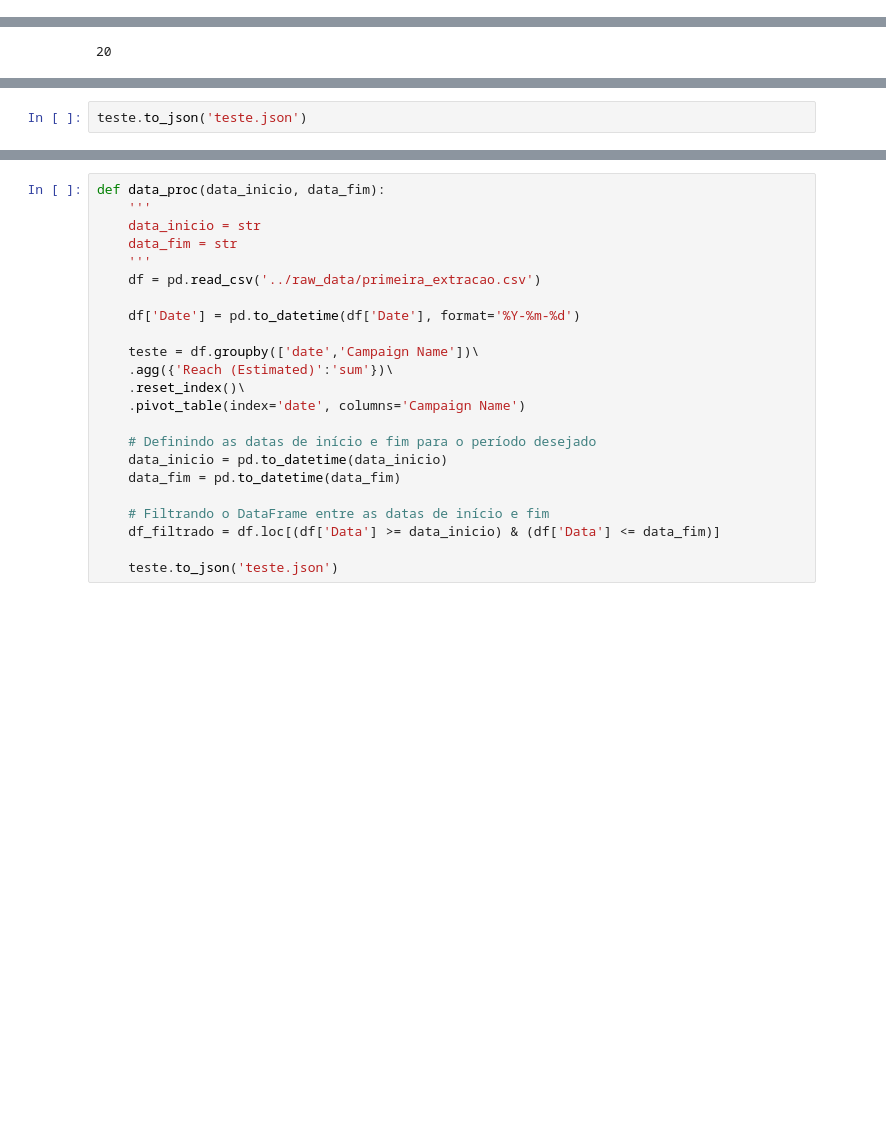
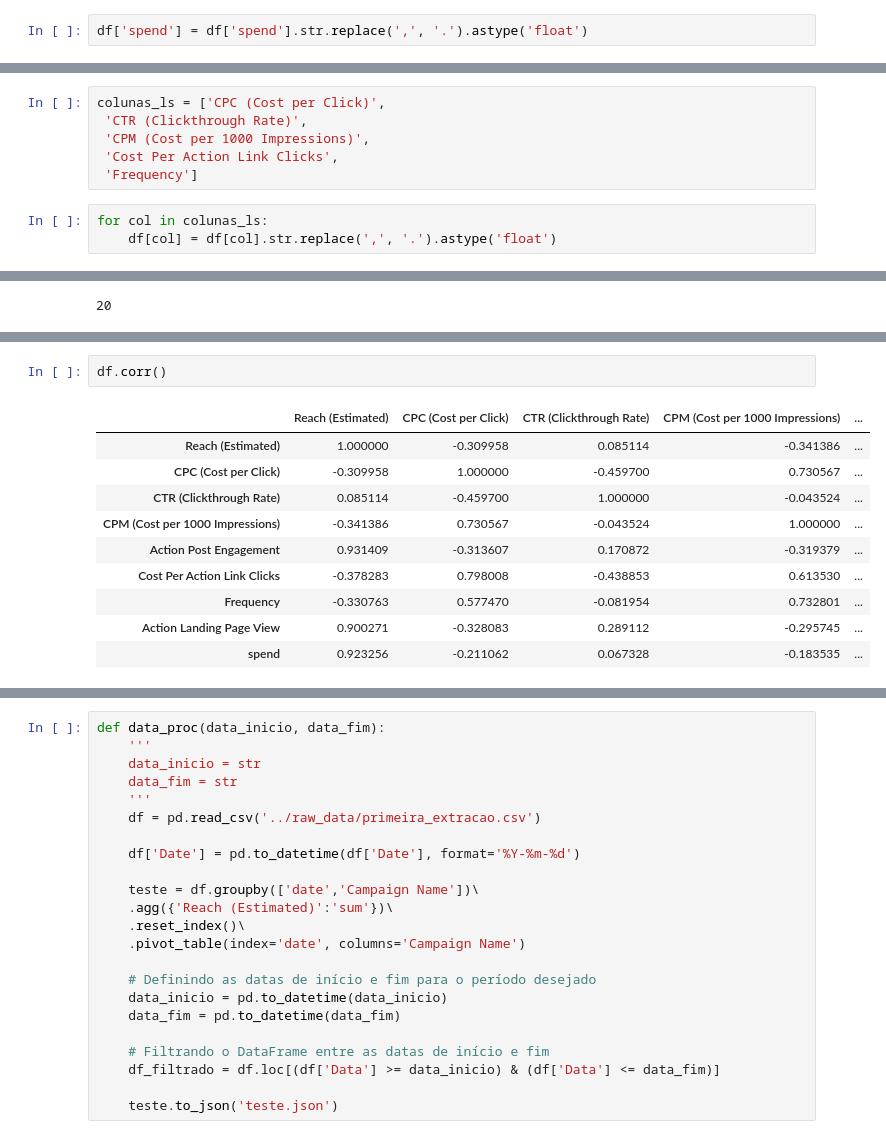
Before and after one commit to ducuyusuke/launchlytics, a Jupyter notebook: notebooks/analysis.ipynb, the cells around one changed output, grey strips where cells are left out. Saved outputs shown, nothing was run; the diff lists cells and outputs as text; blank space fills up the shorter version.

```diff
--- a/notebooks/analysis.ipynb
+++ b/notebooks/analysis.ipynb
@@ -53,0 +49,2 @@ df.groupby(['date','Campaign Name'])\
+# %%
+df['spend'] = df['spend'].str.replace(',', '.').astype('float')
@@ -54,3 +60,12 @@ df.groupby(['date','Campaign Name'])\
+# %%
+colunas_ls = ['CPC (Cost per Click)',
+ 'CTR (Clickthrough Rate)',
+ 'CPM (Cost per 1000 Impressions)',
+ 'Cost Per Action Link Clicks',
+ 'Frequency']
+# %%
+for col in colunas_ls:
+    df[col] = df[col].str.replace(',', '.').astype('float')
 # %%
 .df['Campaign Name'].nunique()
 # %% [output]
@@ -83,2 +73,13 @@ teste
-# %%
-teste.to_json('teste.json')
+# %%
+df.corr()
+# %% [output]
+|  | Reach (Estimated) | CPC (Cost per Click) | CTR (Clickthrough Rate) | CPM (Cost per 1000 Impressions) | ... |
+| Reach (Estimated) | 1.000000 | -0.309958 | 0.085114 | -0.341386 | ... |
+| CPC (Cost per Click) | -0.309958 | 1.000000 | -0.459700 | 0.730567 | ... |
+| CTR (Clickthrough Rate) | 0.085114 | -0.459700 | 1.000000 | -0.043524 | ... |
+| CPM (Cost per 1000 Impressions) | -0.341386 | 0.730567 | -0.043524 | 1.000000 | ... |
+| Action Post Engagement | 0.931409 | -0.313607 | 0.170872 | -0.319379 | ... |
+| Cost Per Action Link Clicks | -0.378283 | 0.798008 | -0.438853 | 0.613530 | ... |
+| Frequency | -0.330763 | 0.577470 | -0.081954 | 0.732801 | ... |
+| Action Landing Page View | 0.900271 | -0.328083 | 0.289112 | -0.295745 | ... |
+| spend | 0.923256 | -0.211062 | 0.067328 | -0.183535 | ... |
```
Also changed, not shown: parts of 22 cells of this notebook.
